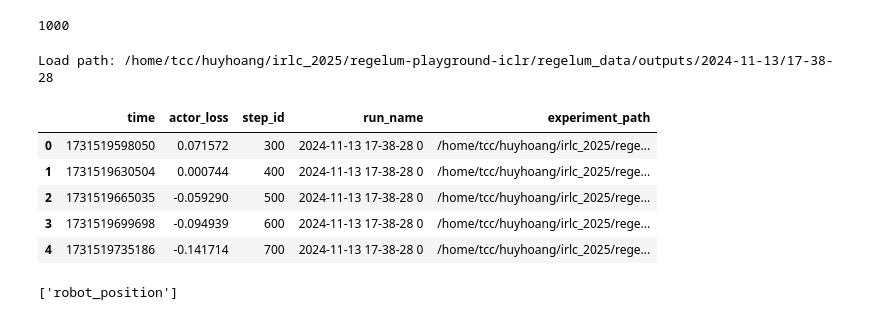
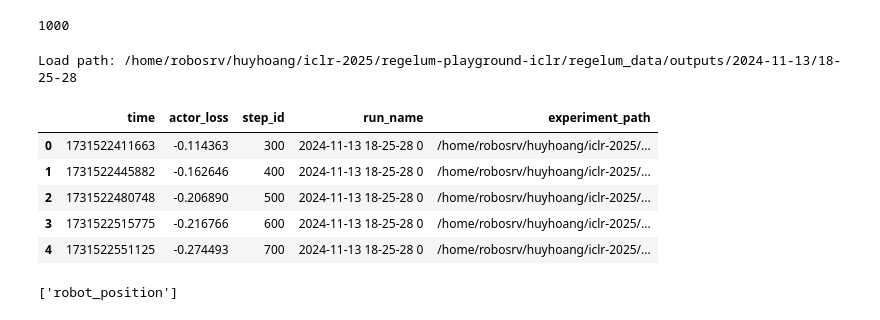
Before and after one commit to thd-research/regelum-playground, a Jupyter notebook: notebooks/check_log.ipynb, the cells around one changed output. Drawn from its saved outputs; the diff is of its cells as text; code cells hidden in the pictures.

Commit message:
add table

```diff
--- a/notebooks/check_log.ipynb
+++ b/notebooks/check_log.ipynb
@@ -97,7 +97,8 @@ end_datetime_str = start_datetime_str = "2024-11-12 15-35-48"
 end_datetime_str = start_datetime_str = "2024-11-13 10-42-03"
 
 # Only used for pivot table
-end_datetime_str = start_datetime_str = "2024-11-13 17-38-28"
+end_datetime_str = start_datetime_str = "2024-11-13 17-38-28" # Laptop
+end_datetime_str = start_datetime_str = "2024-11-13 18-25-28" # Server
 single_load = True
 
 if single_load:
@@ -155,39 +156,39 @@ else:
                                     )
         actor_df = get_mlruns_info(start_datetime_str,
                                     end_datetime_str)
         actor_df["experiment_path"] = df.experiment_path.unique()[0]
 
         if final_df is None:
             final_df = df.copy()
             final_actor_dfs = actor_df.copy()
 
         else:
             final_df = pd.concat([final_df, df])
             final_actor_dfs = pd.concat([final_actor_dfs, actor_df])
 
     df = final_df
     actor_df = final_actor_dfs
 # end_datetime_str = start_datetime_str = "2024-11-11 09-14-40"
 # df_2 = get_df_from_datetime_range(start_datetime_str,
 #                                 end_datetime_str,
 #                                 decay_rate=DECAY_RATE,
 #                                 max_iter=np.inf,
 #                                 validity_check=False,
 #                                 reload=False
 #                                 )
 
 # df = pd.concat([df, df_2])
 
 # df.head()
 actor_df.head()
 # %% [output]
-Load path: /home/tcc/huyhoang/irlc_2025/regelum-playground-iclr/regelum_data/outputs/2024-11-13/17-38-28
+Load path: /home/robosrv/huyhoang/iclr-2025/regelum-playground-iclr/regelum_data/outputs/2024-11-13/18-25-28
 |  | time | actor_loss | step_id | run_name | experiment_path |
-| 0 | 1731519598050 | 0.071572 | 300 | 2024-11-13 17-38-28 0 | /home/tcc/huyhoang/irlc_2025/rege... |
-| 1 | 1731519630504 | 0.000744 | 400 | 2024-11-13 17-38-28 0 | /home/tcc/huyhoang/irlc_2025/rege... |
-| 2 | 1731519665035 | -0.059290 | 500 | 2024-11-13 17-38-28 0 | /home/tcc/huyhoang/irlc_2025/rege... |
-| 3 | 1731519699698 | -0.094939 | 600 | 2024-11-13 17-38-28 0 | /home/tcc/huyhoang/irlc_2025/rege... |
-| 4 | 1731519735186 | -0.141714 | 700 | 2024-11-13 17-38-28 0 | /home/tcc/huyhoang/irlc_2025/rege... |
+| 0 | 1731522411663 | -0.114363 | 300 | 2024-11-13 18-25-28 0 | /home/robosrv/huyhoang/iclr-2025/... |
+| 1 | 1731522445882 | -0.162646 | 400 | 2024-11-13 18-25-28 0 | /home/robosrv/huyhoang/iclr-2025/... |
+| 2 | 1731522480748 | -0.206890 | 500 | 2024-11-13 18-25-28 0 | /home/robosrv/huyhoang/iclr-2025/... |
+| 3 | 1731522515775 | -0.216766 | 600 | 2024-11-13 18-25-28 0 | /home/robosrv/huyhoang/iclr-2025/... |
+| 4 | 1731522551125 | -0.274493 | 700 | 2024-11-13 18-25-28 0 | /home/robosrv/huyhoang/iclr-2025/... |
 # %%
 exp_config = df.exp_config.values[0]
 df = df.reindex()
```
Also changed, not shown: parts of 22 cells of this notebook.
